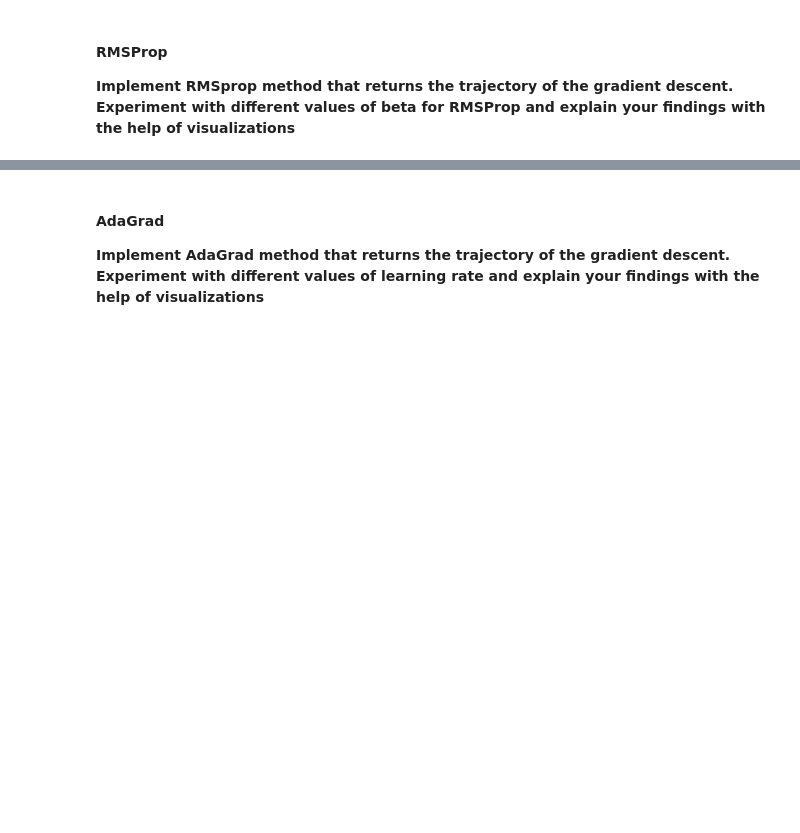
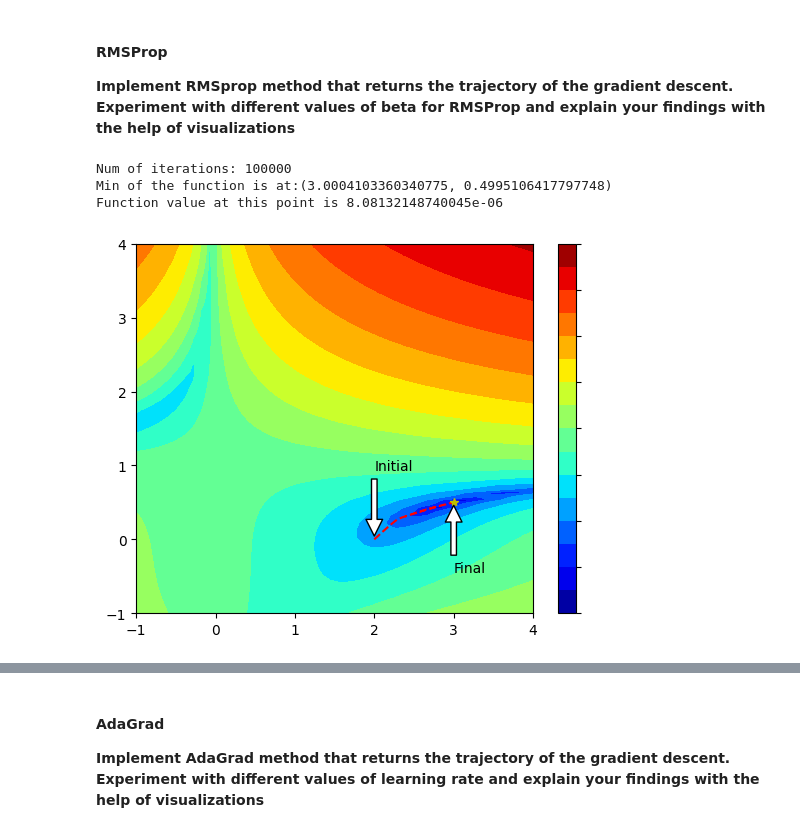
Before and after one commit to mahsaama/NeuralNetworks, a Jupyter notebook: Assignment9/assignment_9.ipynb, the cells around one changed output, grey strips where cells are left out. Saved outputs shown, nothing was run; the diff lists cells and outputs as text; code cells hidden in the pictures; blank space fills up the shorter version.

```diff
--- a/Assignment9/assignment_9.ipynb
+++ b/Assignment9/assignment_9.ipynb
@@ -123,6 +174,26 @@ visualize_trajectory(trajectory)
 #### RMSProp
 **Implement RMSprop method that returns the trajectory of the gradient descent.**
 **Experiment with different values of beta for RMSProp and explain your findings with the help of visualizations**
-# %%
-def rmsprop(starting_point, lr=0.001, beta=0.9, epsilon=.001, max_iters=1e5):
-    raise NotImplementedError()
+# %%
+def rmsprop(starting_point, lr=0.001, beta=0.9, epsilon=.001, max_iters=1e5):
+    trajectory = []
+    x = np.array(starting_point, dtype=np.float64)
+    r = np.zeros_like(x, dtype=np.float64)
+
+    for _ in range(int(max_iters)):
+        trajectory.append(x.copy())
+        grad = gradient(x)
+
+        r = beta * r + (1 - beta) * grad**2
+        x = x - lr * grad / (np.sqrt(r) + epsilon)
+
+    return trajectory
+# %%
+lr = 1e-3
+trajectory = rmsprop(starting_point, lr)
+visualize_trajectory(trajectory)
+# %% [output]
+Num of iterations: 100000
+Min of the function is at:(3.0004103360340775, 0.4995106417797748)
+Function value at this point is 8.08132148740045e-06
+[figure, added]
```
Also changed, not shown: parts of 49 cells of this notebook.
